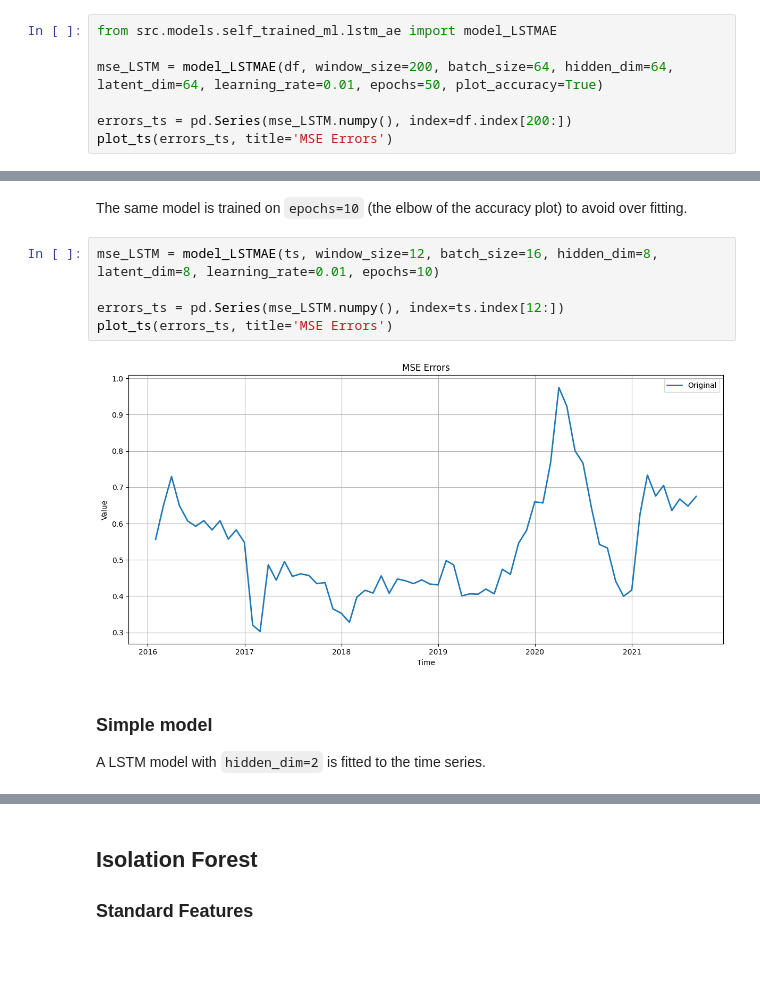
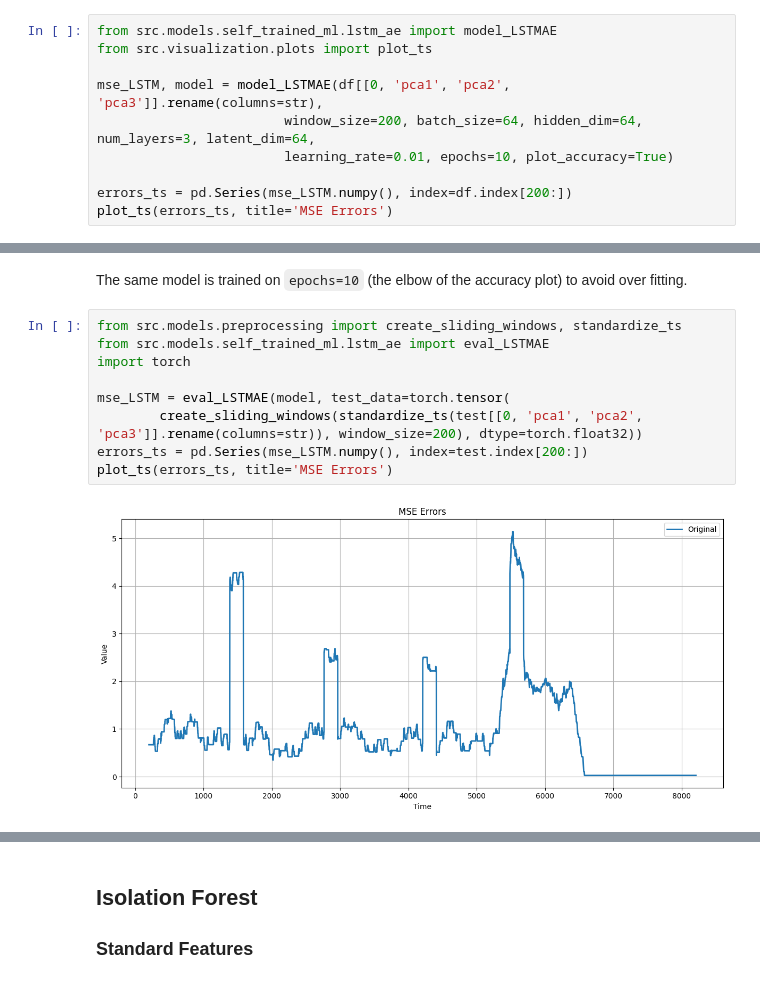
Before and after one commit to Jiaqi-Tang/Time-Series-Anomaly, a Jupyter notebook: notebooks/quality_control.ipynb, the cells around one changed output, grey strips where cells are left out. Drawn from its saved outputs; the diff is of its cells as text; blank space fills up the shorter version.

```diff
--- a/notebooks/quality_control.ipynb
+++ b/notebooks/quality_control.ipynb
@@ -193,8 +218,11 @@ bocpd(test[0], hazard_function, sparsity=10, Nw=20)
 A LSTM model with `hidden_dim=8` is fitted to the time series.
 # %%
 from src.models.self_trained_ml.lstm_ae import model_LSTMAE
+from src.visualization.plots import plot_ts
 
-mse_LSTM = model_LSTMAE(df, window_size=200, batch_size=64, hidden_dim=64, latent_dim=64, learning_rate=0.01, epochs=50, plot_accuracy=True)
+mse_LSTM, model = model_LSTMAE(df[[0, 'pca1', 'pca2', 'pca3']].rename(columns=str),
+                        window_size=200, batch_size=64, hidden_dim=64, num_layers=3, latent_dim=64,
+                        learning_rate=0.01, epochs=10, plot_accuracy=True)
 
 errors_ts = pd.Series(mse_LSTM.numpy(), index=df.index[200:])
 plot_ts(errors_ts, title='MSE Errors')
@@ -203,12 +232,13 @@ ValueError: LSTM: Expected input to be 2D or 3D, got 4D instead
 # %% [markdown]
 The same model is trained on `epochs=10` (the elbow of the accuracy plot) to avoid over fitting.
 # %%
-mse_LSTM = model_LSTMAE(ts, window_size=12, batch_size=16, hidden_dim=8, latent_dim=8, learning_rate=0.01, epochs=10)
+from src.models.preprocessing import create_sliding_windows, standardize_ts
+from src.models.self_trained_ml.lstm_ae import eval_LSTMAE
+import torch
 
-errors_ts = pd.Series(mse_LSTM.numpy(), index=ts.index[12:])
+mse_LSTM = eval_LSTMAE(model, test_data=torch.tensor(
+        create_sliding_windows(standardize_ts(test[[0, 'pca1', 'pca2', 'pca3']].rename(columns=str)), window_size=200), dtype=torch.float32))
+errors_ts = pd.Series(mse_LSTM.numpy(), index=test.index[200:])
 plot_ts(errors_ts, title='MSE Errors')
 # %% [output]
-[figure, old version]
+[figure, new version]
-# %% [markdown]
-### Simple model
-A LSTM model with `hidden_dim=2` is fitted to the time series.
```
Also changed, not shown: parts of 35 cells of this notebook, 4 other files.
